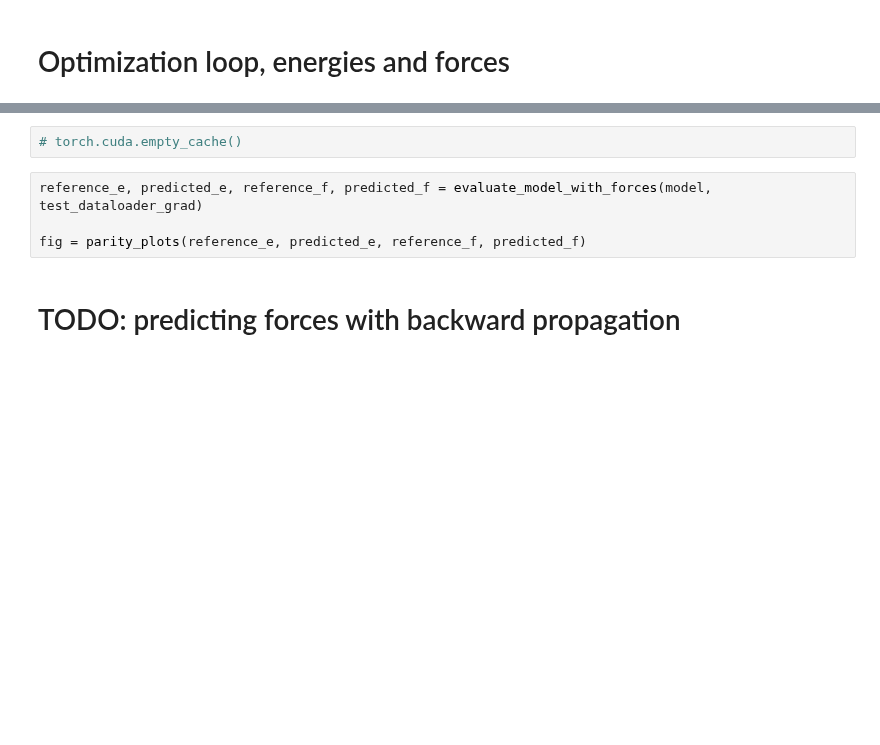
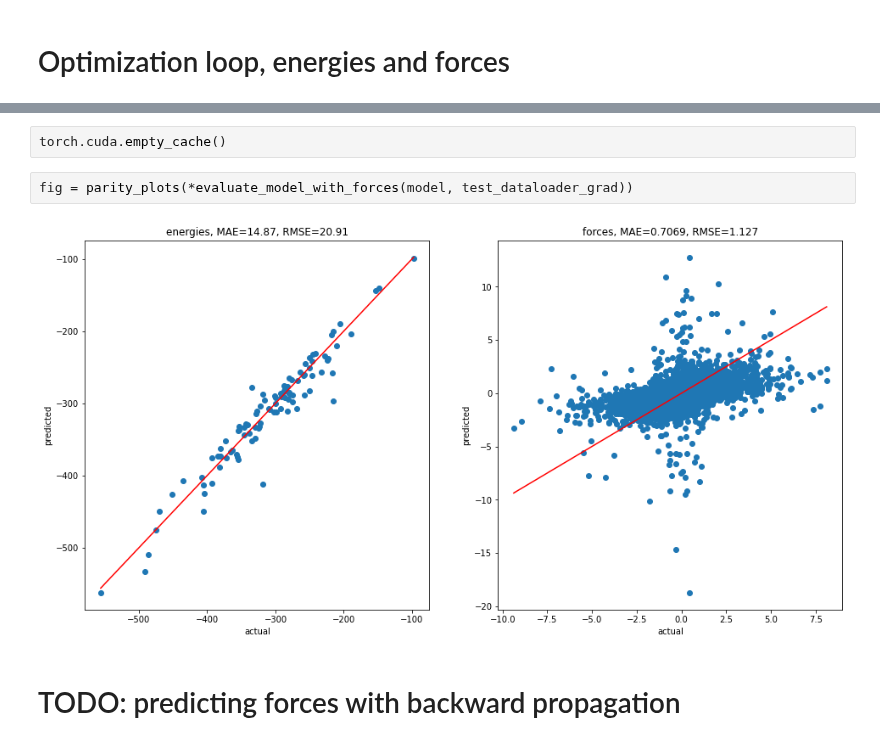
Before and after one commit to Luthaf/alchemical-learning, a Jupyter notebook: HEAs-with-forces.ipynb, the cells around one changed output, grey strips where cells are left out. Saved outputs shown, nothing was run; the diff lists cells and outputs as text; blank space fills up the shorter version.

Commit message:
More cleanup as we go for CUDA memory

```diff
--- a/HEAs-with-forces.ipynb
+++ b/HEAs-with-forces.ipynb
@@ -467,8 +486,8 @@ for epoch in range(3):
 # %%
-# torch.cuda.empty_cache()
+torch.cuda.empty_cache()
-# %%
-reference_e, predicted_e, reference_f, predicted_f = evaluate_model_with_forces(model, test_dataloader_grad)
-
-fig = parity_plots(reference_e, predicted_e, reference_f, predicted_f)
+# %%
+fig = parity_plots(*evaluate_model_with_forces(model, test_dataloader_grad))
+# %% [output]
+[figure, added]
 # %% [markdown]
 # TODO: predicting forces with backward propagation
```
Also changed, not shown: parts of 7 cells of this notebook.
